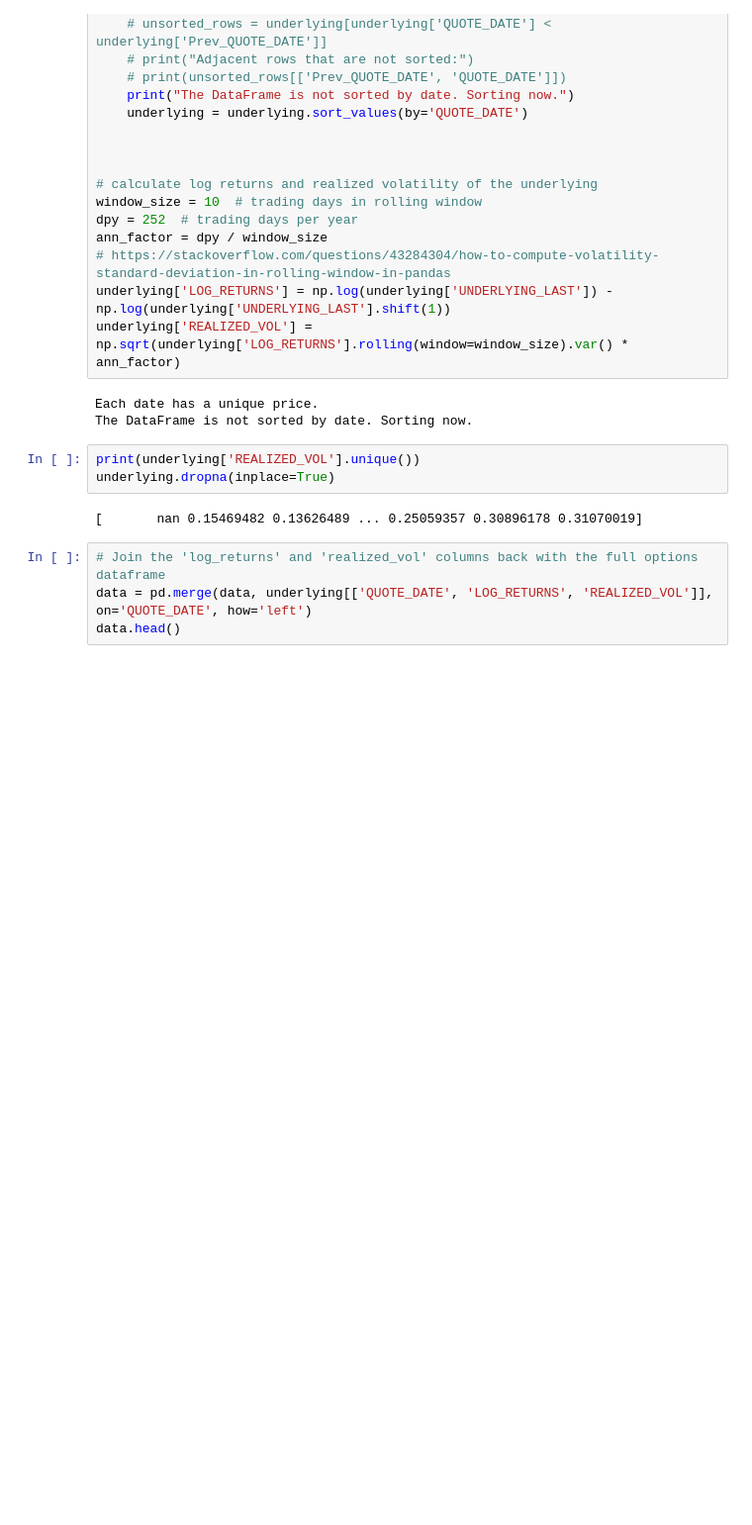
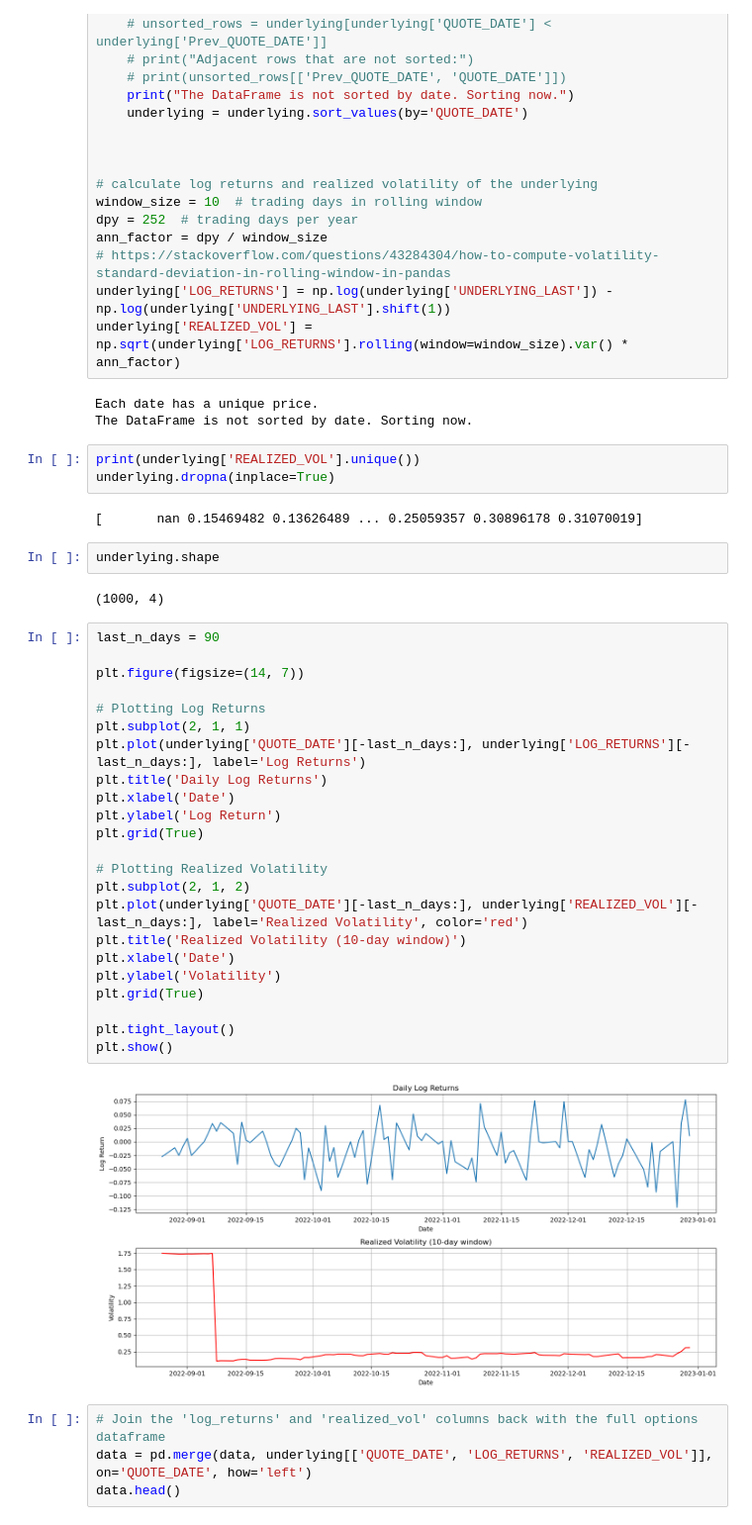
Before and after one commit to teetajp/TSLA-options, a Jupyter notebook: vol_forecast_LSTM.ipynb, the cells around one changed output. Shown at 99% size. Cells and saved outputs as stored; diff of their text form; blank space fills up the shorter version.

```diff
--- a/vol_forecast_LSTM.ipynb
+++ b/vol_forecast_LSTM.ipynb
@@ -111,6 +111,35 @@ print(underlying['REALIZED_VOL'].unique())
 underlying.dropna(inplace=True)
 # %% [output]
 [       nan 0.15469482 0.13626489 ... 0.25059357 0.30896178 0.31070019]
+# %%
+underlying.shape
+# %% [output]
+(1000, 4)
+# %%
+last_n_days = 90
+
+plt.figure(figsize=(14, 7))
+
+# Plotting Log Returns
+plt.subplot(2, 1, 1)
+plt.plot(underlying['QUOTE_DATE'][-last_n_days:], underlying['LOG_RETURNS'][-last_n_days:], label='Log Returns')
+plt.title('Daily Log Returns')
+plt.xlabel('Date')
+plt.ylabel('Log Return')
+plt.grid(True)
+
+# Plotting Realized Volatility
+plt.subplot(2, 1, 2)
+plt.plot(underlying['QUOTE_DATE'][-last_n_days:], underlying['REALIZED_VOL'][-last_n_days:], label='Realized Volatility', color='red')
+plt.title('Realized Volatility (10-day window)')
+plt.xlabel('Date')
+plt.ylabel('Volatility')
+plt.grid(True)
+
+plt.tight_layout()
+plt.show()
+# %% [output]
+[figure, added]
 # %%
 # Join the 'log_returns' and 'realized_vol' columns back with the full options dataframe
 data = pd.merge(data, underlying[['QUOTE_DATE', 'LOG_RETURNS', 'REALIZED_VOL']], on='QUOTE_DATE', how='left')
```
Also changed, not shown: parts of 16 cells of this notebook.
